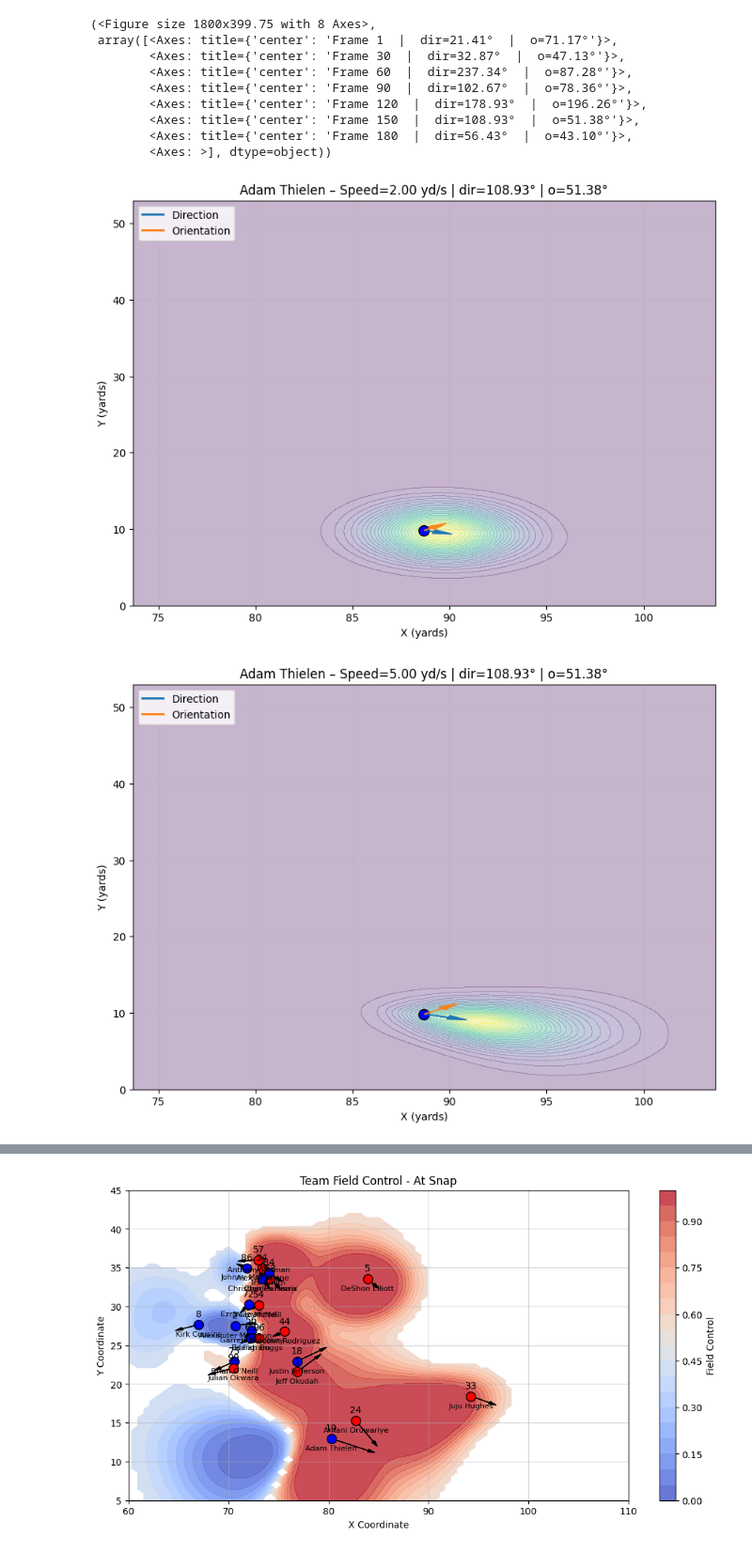
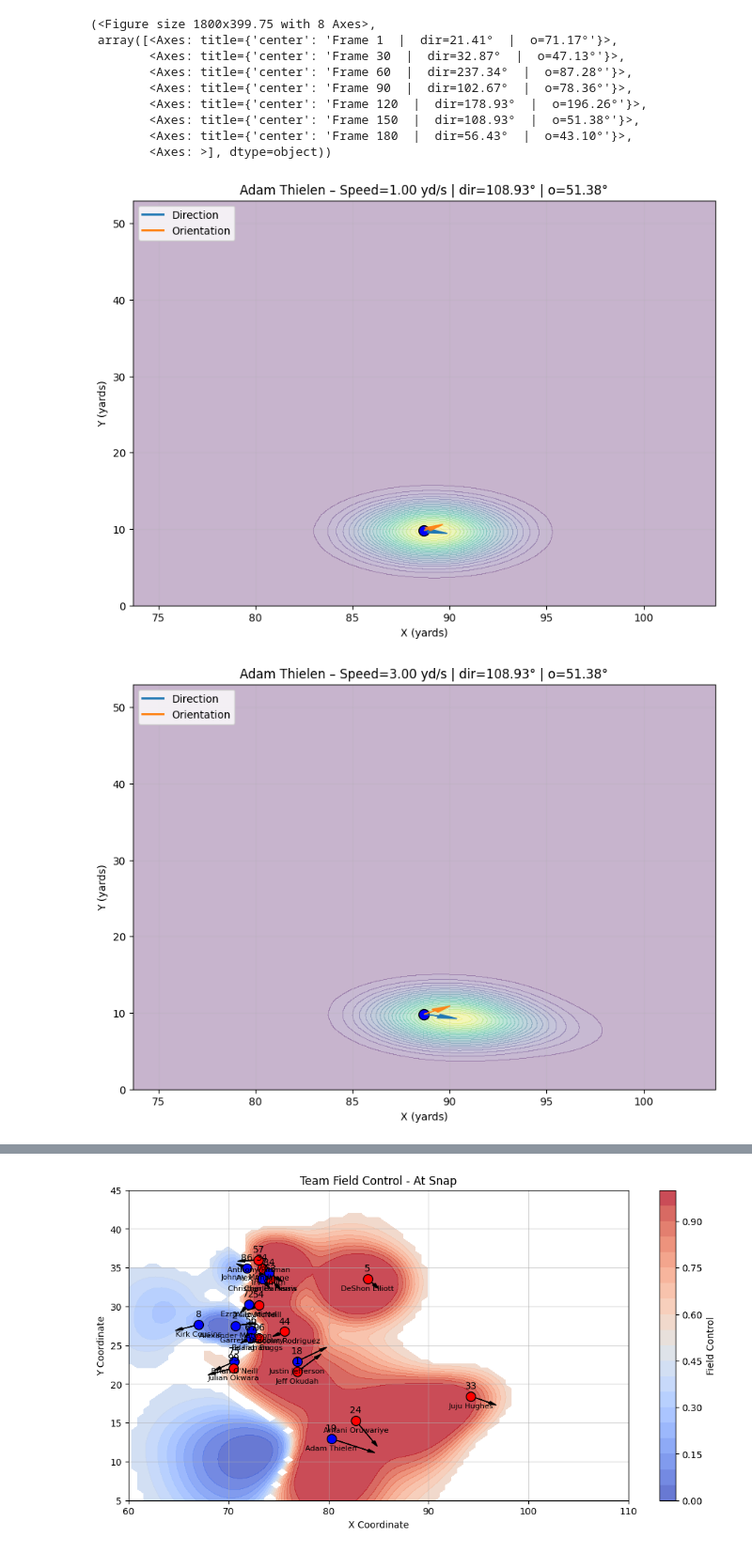
Before and after one commit to cincysam6/Field_Control_Model, a Jupyter notebook: Field_Control_Functions.ipynb, the cells around one changed output, grey strips where cells are left out. Shown at 94% size. Drawn from its saved outputs; the diff is of its cells as text; code cells hidden in the pictures.

```diff
--- a/Field_Control_Functions.ipynb
+++ b/Field_Control_Functions.ipynb
@@ -807,24 +807,24 @@ def diagnostic_plot(
 # %%
 diagnostic_plot(
     df,
     frame_id=150,
     player_ids=one_player,
-    speeds=(2, 5, 8),
+    speeds=(1, 3, 5, 7, 9, 11),
     orientation_bias_deg=90,
     sigma_gaussian=5,
     gaussian_scale_factor=0.8,
     alpha_gamma=9,
     max_forward_distance=25,
     forward_decay_factor=2.0,
     angle_limit_min=10,
     angle_limit_max=20,
     contour_levels=30,
     cmap='viridis',
-    arrow_scale=3.0,          # shorter shaft
-    arrow_head_width=0.5,     # smaller head
-    arrow_head_length=1.0,    # smaller head
+    arrow_scale=3.0,
+    arrow_head_width=0.5,
+    arrow_head_length=1.0,
     zoom_x_range=15
 )
 # %% [output]
 [figure]
-[figure, old version]
+[figure, new version]
```
Also changed, not shown: parts of 21 cells of this notebook.
